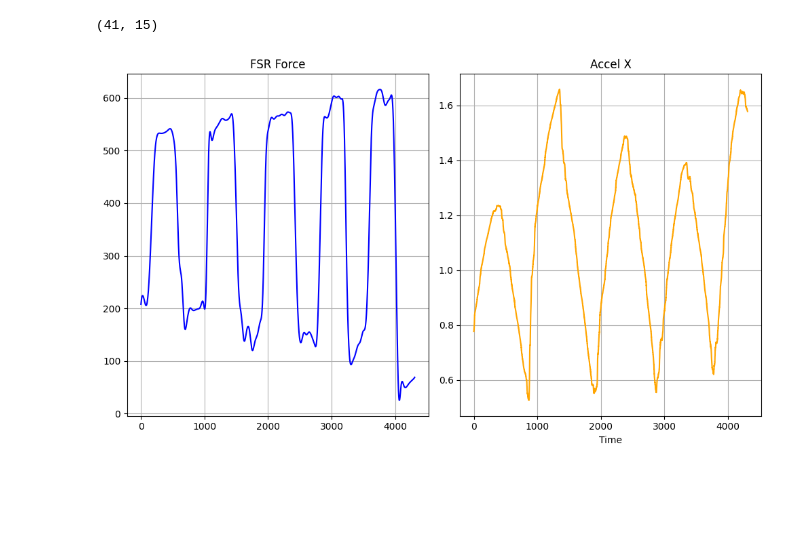
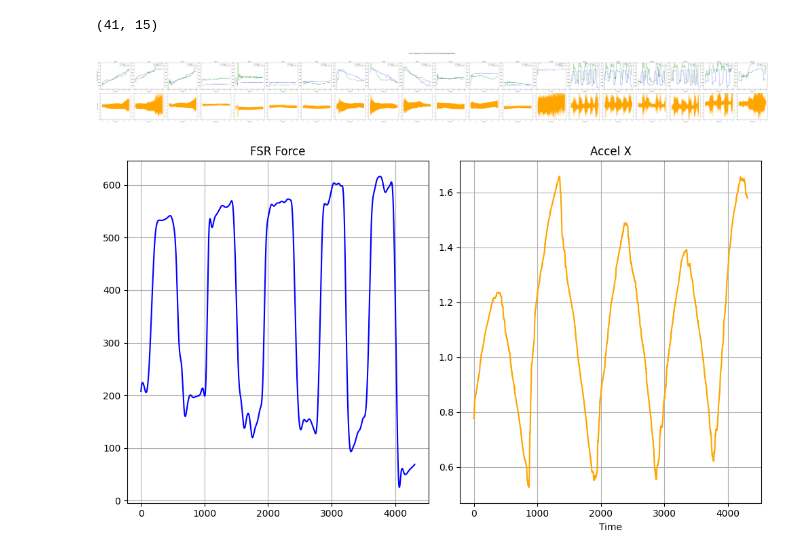
Before and after one commit to Tatsuo-billion/vfe_model_generator, a Jupyter notebook: BenchtopDataProcessing.ipynb, the cells around one changed output. Drawn from its saved outputs; the diff is of its cells as text; code cells hidden in the pictures; blank space fills up the shorter version.

Commit message:
implement filtering for FSR Force list

```diff
--- a/BenchtopDataProcessing.ipynb
+++ b/BenchtopDataProcessing.ipynb
@@ -602,6 +739,13 @@ df.rename(columns={
 df.shape
 # %% [output]
 (41, 15)
+# %%
+set_to_drop = [10, 11, 12]
+# 'butterworth', 'savgol', 'std', 'hilbert', 'rectify_lowpass', 'peak_interp', 'rms', 'tkeo'
+filtered_df = filter_sensor_data(df, 'rectify_lowpass')
+compare_data(df, filtered_df, 20, set_to_drop)
+# %% [output]
+[figure, added]
 # %%
 df_to_plot = filter_sensor_data(df, 'std')
 
```
Also changed, not shown: parts of 4 cells of this notebook, 2 other files.
